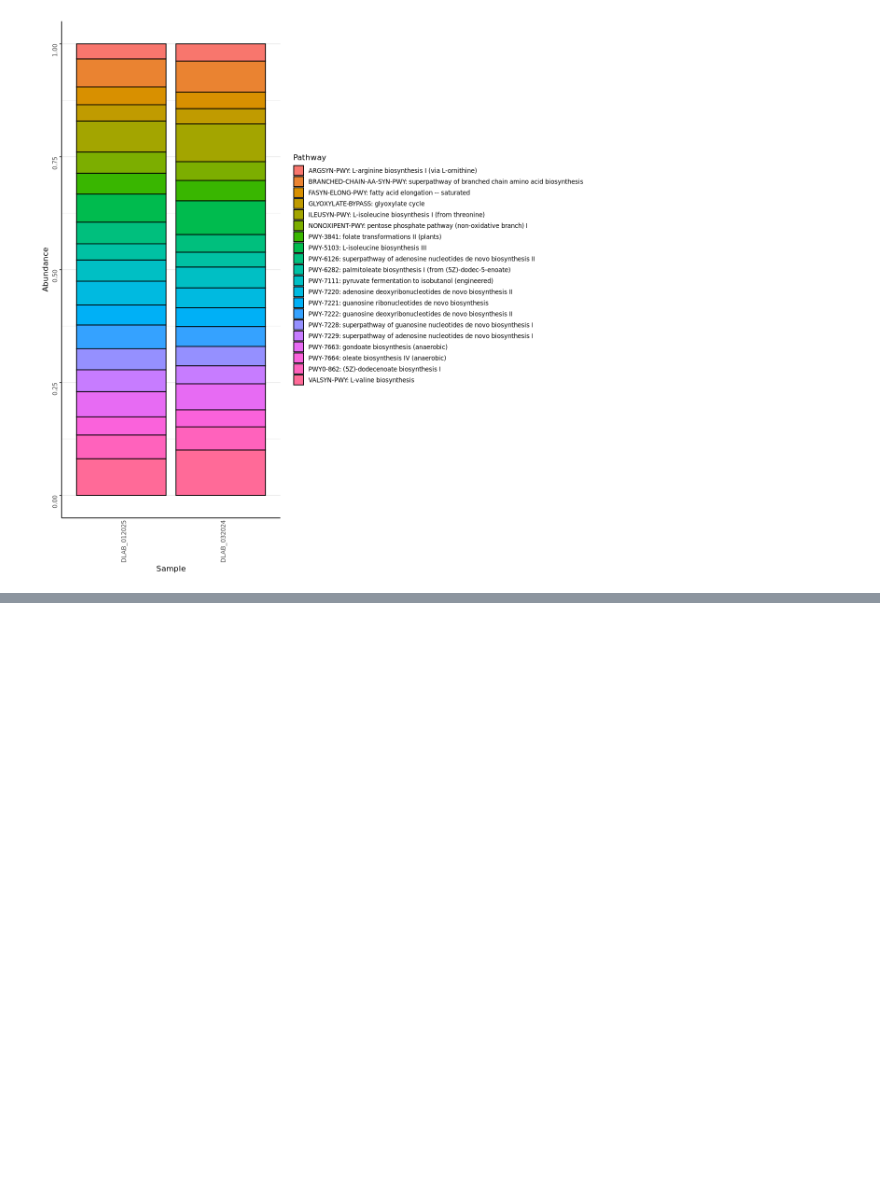
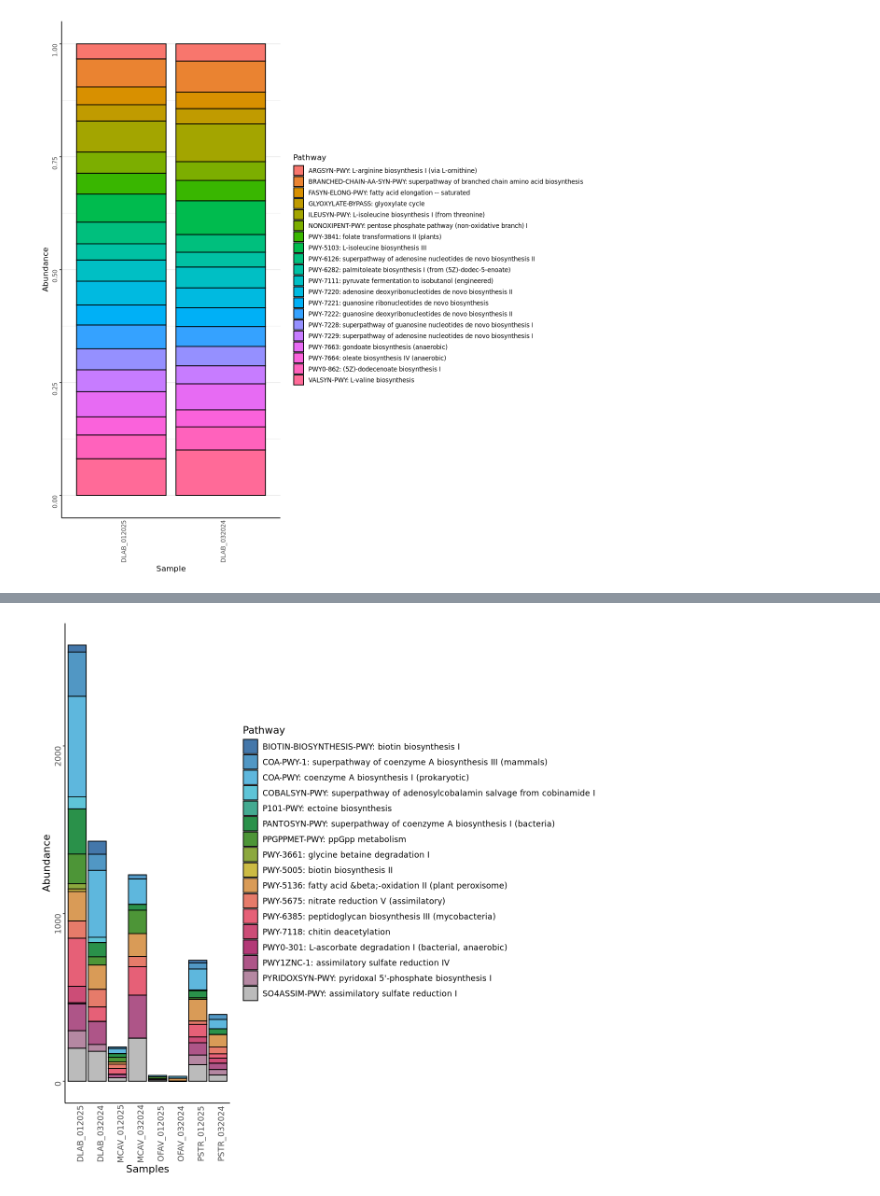
Before and after one commit to nikeaulrich/COL_metagenomics, a Jupyter notebook: COL_pathways_plots.ipynb, the cells around one changed output, grey strips where cells are left out. Saved outputs shown, nothing was run; the diff lists cells and outputs as text; code cells hidden in the pictures; blank space fills up the shorter version.

```diff
--- a/COL_pathways_plots.ipynb
+++ b/COL_pathways_plots.ipynb
@@ -720,0 +851,2 @@ ggdraw(mcav_legend)
+# %%
+select_pathways <- read.csv("pathways_of_interest_all.csv")
@@ -720,0 +865,21 @@ ggdraw(mcav_legend)
+# %%
+select_pathways_long <- select_pathways %>%
+  pivot_longer(-Pathway, names_to = "Samples", values_to = "Abundance")
+# %%
+colors_17 <- c("#4477AA",
+  "#5197C4",
+  "#5EB7DD",
+  "#5EC4D7",
+  "#44AA91",
+  "#2A914A",
+  "#4D9537",
+  "#8CA83E",
+  "#CCBB44",
+  "#D99B57",
+  "#E67B6A",
+  "#E66077",
+  "#CC4D77",
+  "#B33977",
+  "#AE5588",
+  "#B588A2",
+  "#BBBBBB")
@@ -720,0 +888,18 @@ ggdraw(mcav_legend)
+# %%
+select_pathways_plot<- select_pathways_long %>%
+  ggplot(aes(x = Samples, y = Abundance)) +
+  geom_bar(aes(fill = Pathway), colour="black", stat = "identity", position = "stack")+
+  scale_fill_manual(values = colors_17)+
+  theme_bw() +
+  theme(legend.position="right", panel.border = element_blank(),
+          panel.grid.major.x = element_blank(),
+          panel.grid.minor.x = element_blank(),
+          panel.grid.major.y = element_blank(),
+          panel.grid.minor.y = element_blank(),
+          axis.ticks.x=element_blank(), axis.line=element_line(color="black"), axis.text=element_text(angle=90),
+          text = element_text(size=13), legend.key.size = unit(0.7, "cm"))
+#theme(aspect.ratio = 1.5)
+
+select_pathways_plot
+# %% [output]
+[figure, added]
```
Also changed, not shown: parts of 26 cells of this notebook, 3 other files.
